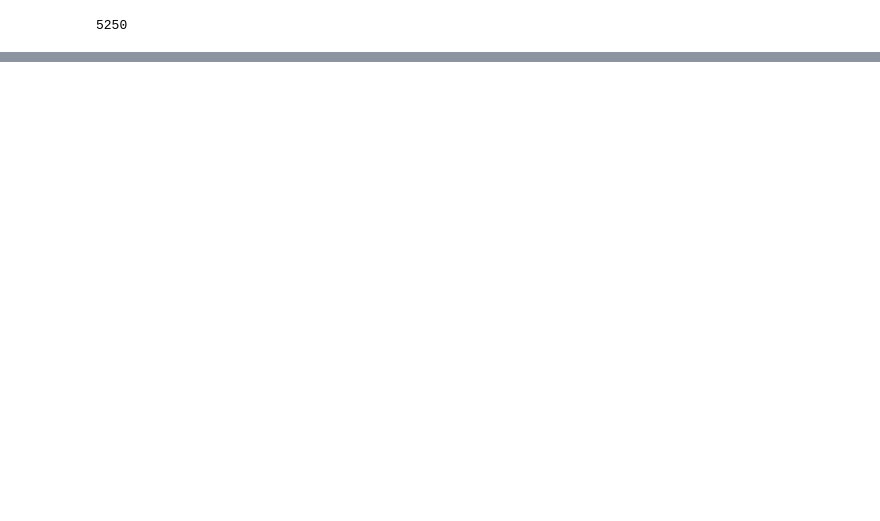
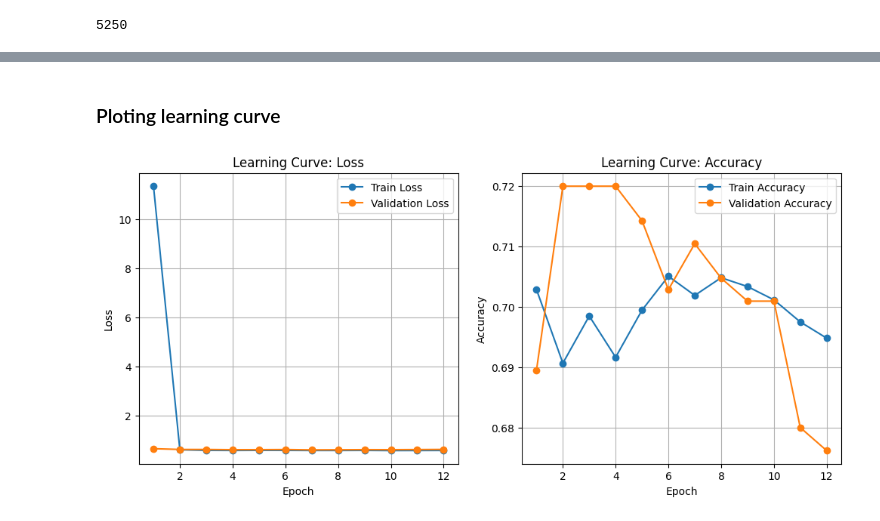
Before and after one commit to LunarArtemis/VulScanner, a Jupyter notebook: GNN.ipynb, the cells around one changed output, grey strips where cells are left out. Drawn from its saved outputs; the diff is of its cells as text; code cells hidden in the pictures; blank space fills up the shorter version.

```diff
--- a/GNN.ipynb
+++ b/GNN.ipynb
@@ -165,3 +142,6 @@ Done!
+# %%
+csv_path = "Datasets/Normalized_CWE-469.csv"
+dataset = GenDataset(root='processed_data', csv_path=csv_path)
 # %%
 len(dataset)
 # %% [output]
@@ -172,0 +181,6 @@ print(dataset.num_features)
+# %%
+data = dataset.shuffle()
+one_tenth_length = int(len(data) * 0.1)
+train_dataset = data[:one_tenth_length * 8]
+val_dataset = data[one_tenth_length * 8 : one_tenth_length * 9]
+test_dataset = data[one_tenth_length * 9:]
@@ -172,0 +191,6 @@ print(dataset.num_features)
+# %%
+from torch_geometric.data import DataLoader
+NUM_OF_GRAPHS_PER_BATCH = 256
+train_dataset_loader = DataLoader(train_dataset, batch_size=NUM_OF_GRAPHS_PER_BATCH, shuffle=True, drop_last=True)
+val_dataset_loader = DataLoader(val_dataset, batch_size=NUM_OF_GRAPHS_PER_BATCH, shuffle=True, drop_last=True)
+test_dataset_loader = DataLoader(test_dataset, batch_size=NUM_OF_GRAPHS_PER_BATCH, shuffle=True, drop_last=True)
@@ -172,0 +352,28 @@ print(dataset.num_features)
+# %% [markdown]
+### Ploting learning curve
+# %%
+# Plot Loss Curve
+plt.figure(figsize=(12, 5))
+plt.subplot(1, 2, 1)
+plt.plot(range(1, len(train_losses) + 1), train_losses, label="Train Loss", marker="o")
+plt.plot(range(1, len(val_losses) + 1), val_losses, label="Validation Loss", marker="o")
+plt.xlabel("Epoch")
+plt.ylabel("Loss")
+plt.title("Learning Curve: Loss")
+plt.legend()
+plt.grid()
+
+# Plot Accuracy Curve
+plt.subplot(1, 2, 2)
+plt.plot(range(1, len(train_accuracies) + 1), train_accuracies, label="Train Accuracy", marker="o")
+plt.plot(range(1, len(val_accuracies) + 1), val_accuracies, label="Validation Accuracy", marker="o")
+plt.xlabel("Epoch")
+plt.ylabel("Accuracy")
+plt.title("Learning Curve: Accuracy")
+plt.legend()
+plt.grid()
+
+# Show plots
+plt.show()
+# %% [output]
+[figure, added]
```
Also changed, not shown: parts of 15 cells of this notebook, 2 other files.
